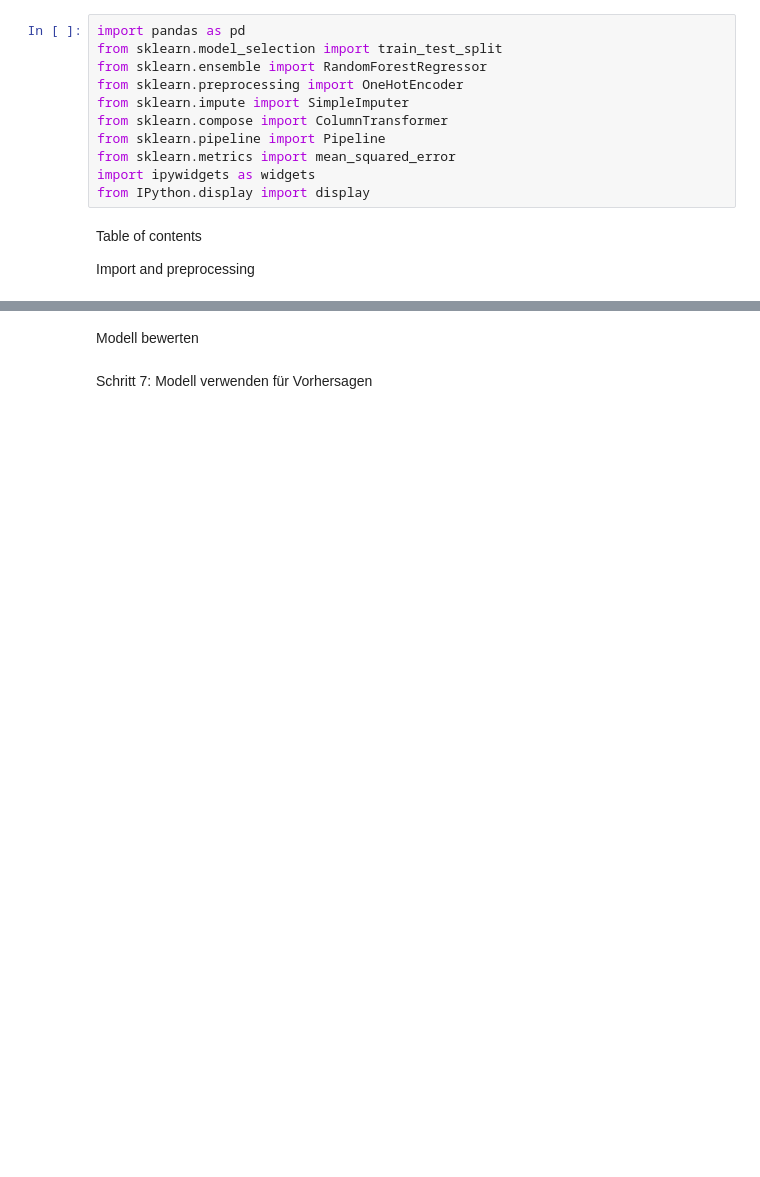
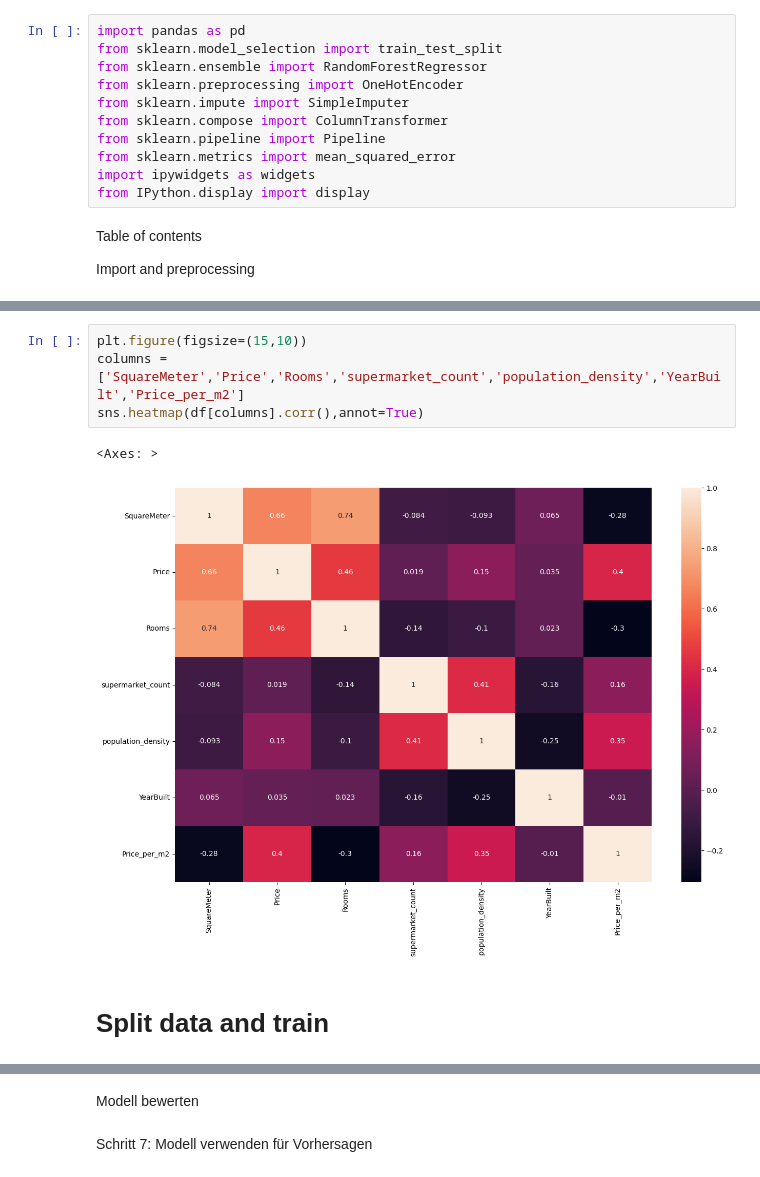
Before and after one commit to ElrasDeVayne/Immo-Projekt-DataScience, a Jupyter notebook: Property_new.ipynb, the cells around one changed output, grey strips where cells are left out. Saved outputs shown, nothing was run; the diff lists cells and outputs as text; blank space fills up the shorter version.

```diff
--- a/Property_new.ipynb
+++ b/Property_new.ipynb
@@ -175,0 +129,9 @@ could not convert string to float: '01.07.2024'
+# %%
+plt.figure(figsize=(15,10))
+columns =['SquareMeter','Price','Rooms','supermarket_count','population_density','YearBuilt','Price_per_m2']
+sns.heatmap(df[columns].corr(),annot=True)
+# %% [output]
+<Axes: >
+[figure, added]
+# %% [markdown]
+<h1>Split data and train</h1>
```
Also changed, not shown: parts of 17 cells of this notebook.
